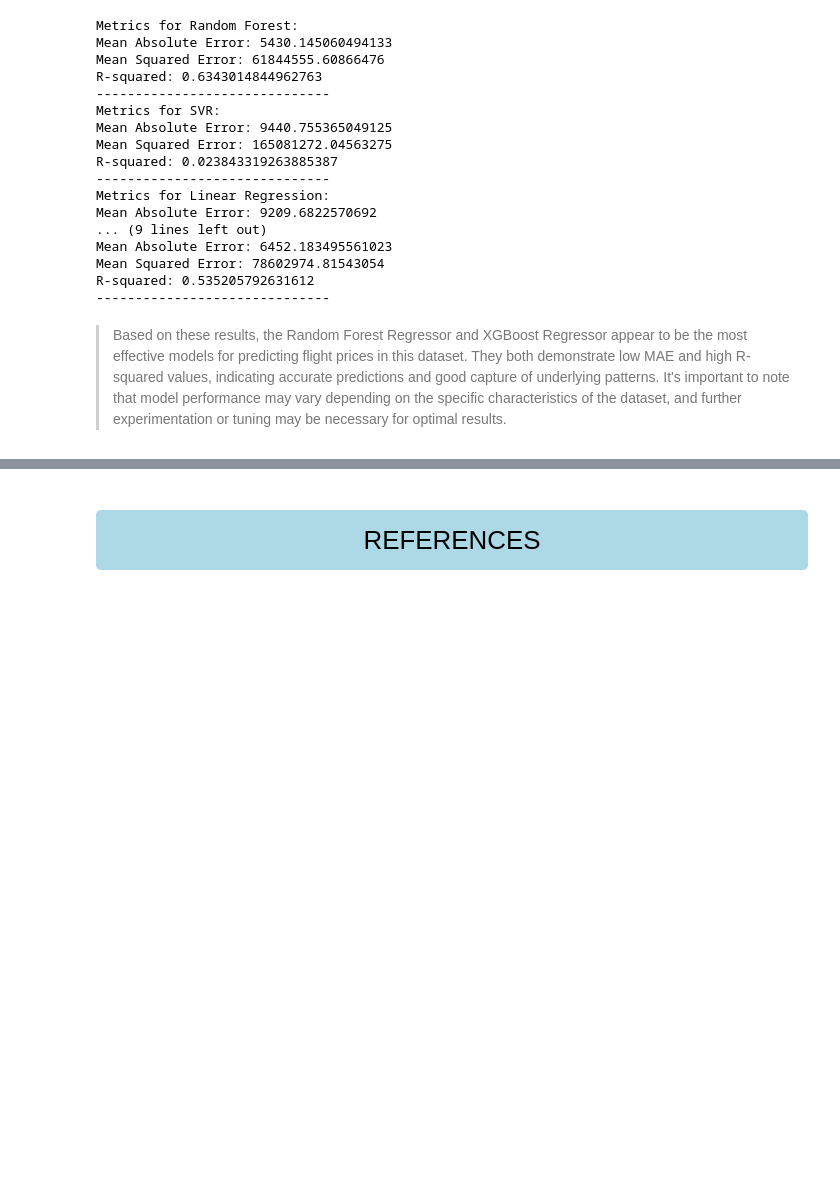
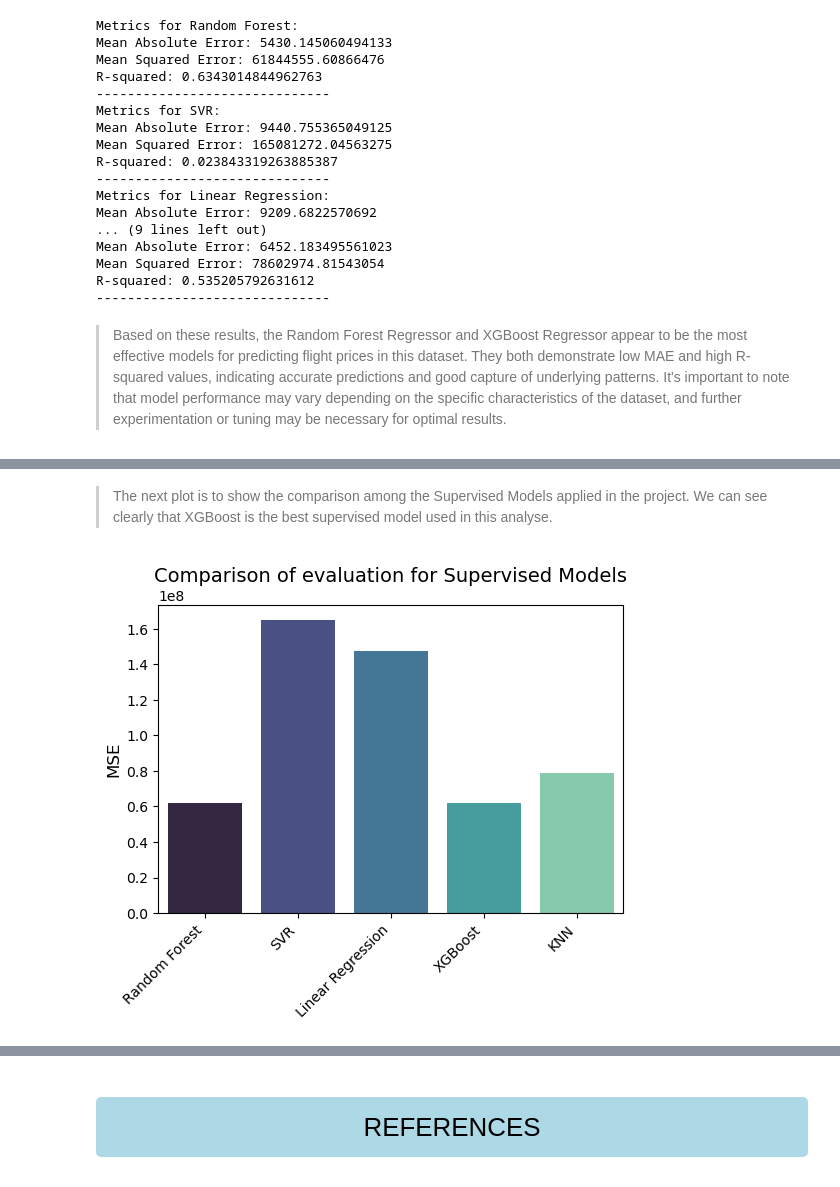
Before and after one commit to JulianaCBrum/MACHINE-LEARNING-, a Jupyter notebook: (New) CA1_ML_Sem2.ipynb, the cells around one changed output, grey strips where cells are left out. Saved outputs shown, nothing was run; the diff lists cells and outputs as text; code cells hidden in the pictures; blank space fills up the shorter version.

```diff
--- a/(New) CA1_ML_Sem2.ipynb
+++ b/(New) CA1_ML_Sem2.ipynb
@@ -1304,0 +1285,17 @@ R-squared: 0.535205792631612
+# %% [markdown]
+> The next plot is to show the comparison among the Supervised Models applied in the project. We can see clearly that XGBoost is the best supervised model used in this analyse.
+# %%
+model_names = ["Random Forest", "SVR",
+              "Linear Regression", "XGBoost", "KNN"]
+
+mse_values = [61844555.60866476, 165081272.04563275, 147513726.99784905, 61824848.74410443, 78602974.81543054]
+
+plt.figure(figsize=(6, 4))
+ax = sns.barplot(x=model_names, y=mse_values, palette="mako")
+plt.title('Comparison of evaluation for Supervised Models', fontsize=14)
+plt.xlabel('', fontsize=12)
+plt.ylabel('MSE', fontsize=12)
+ax.set_xticklabels(ax.get_xticklabels(), rotation=45, ha="right")
+plt.show()
+# %% [output]
+[figure, added]
```
Also changed, not shown: parts of 40 cells of this notebook.
